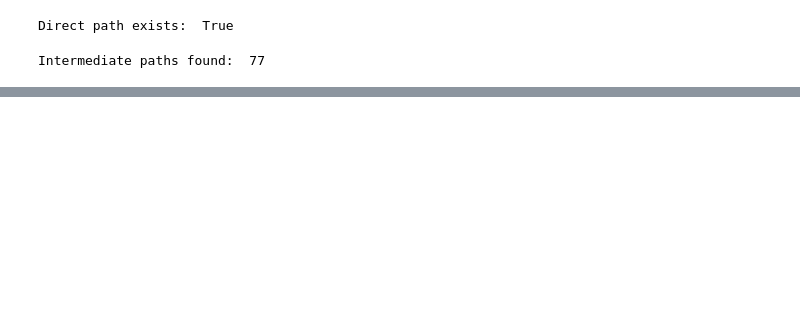
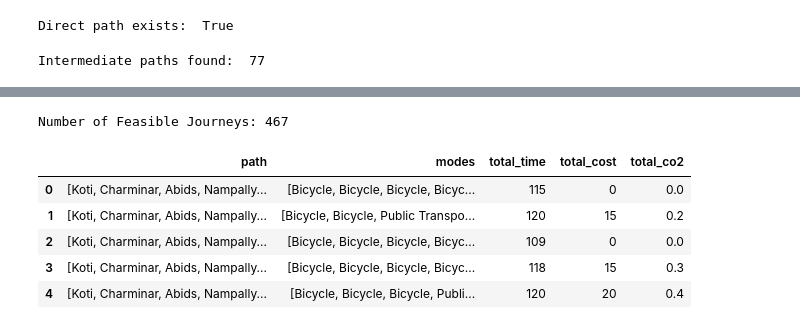
Before and after one commit to thanmai-09/ai-sustainable-multimodal-route-planner, a Jupyter notebook: sustainable_multimodal_route_planner.ipynb, the cells around one changed output, grey strips where cells are left out. Saved outputs shown, nothing was run; the diff lists cells and outputs as text; code cells hidden in the pictures; blank space fills up the shorter version.

```diff
--- a/sustainable_multimodal_route_planner.ipynb
+++ b/sustainable_multimodal_route_planner.ipynb
@@ -324,0 +636,9 @@ Intermediate paths found:  77
+# %%
+###  Filtering Transportation Modes
+
+def filter_by_modes(df, available_modes):
+    filtered_df = df[
+        df["mode"].isin(available_modes)
+    ].copy()
+
+    return filtered_df
@@ -324,0 +878,21 @@ Intermediate paths found:  77
+# %%
+#### Generate feasible journeys
+feasible_journeys = generate_feasible_journeys(
+    feasible_paths,
+    df,
+    test_available_modes,
+    test_max_time,
+    test_max_budget
+)
+
+print("Number of Feasible Journeys:", len(feasible_journeys))
+
+feasible_journeys.head()
+# %% [output]
+Number of Feasible Journeys: 467
+|  | path | modes | total_time | total_cost | total_co2 |
+| 0 | [Koti, Charminar, Abids, Nampally... | [Bicycle, Bicycle, Bicycle, Bicyc... | 115 | 0 | 0.0 |
+| 1 | [Koti, Charminar, Abids, Nampally... | [Bicycle, Bicycle, Public Transpo... | 120 | 15 | 0.2 |
+| 2 | [Koti, Charminar, Abids, Nampally... | [Bicycle, Bicycle, Bicycle, Bicyc... | 109 | 0 | 0.0 |
+| 3 | [Koti, Charminar, Abids, Nampally... | [Bicycle, Bicycle, Bicycle, Bicyc... | 118 | 15 | 0.3 |
+| 4 | [Koti, Charminar, Abids, Nampally... | [Bicycle, Bicycle, Bicycle, Publi... | 120 | 20 | 0.4 |
```
Also changed, not shown: parts of 30 cells of this notebook.
